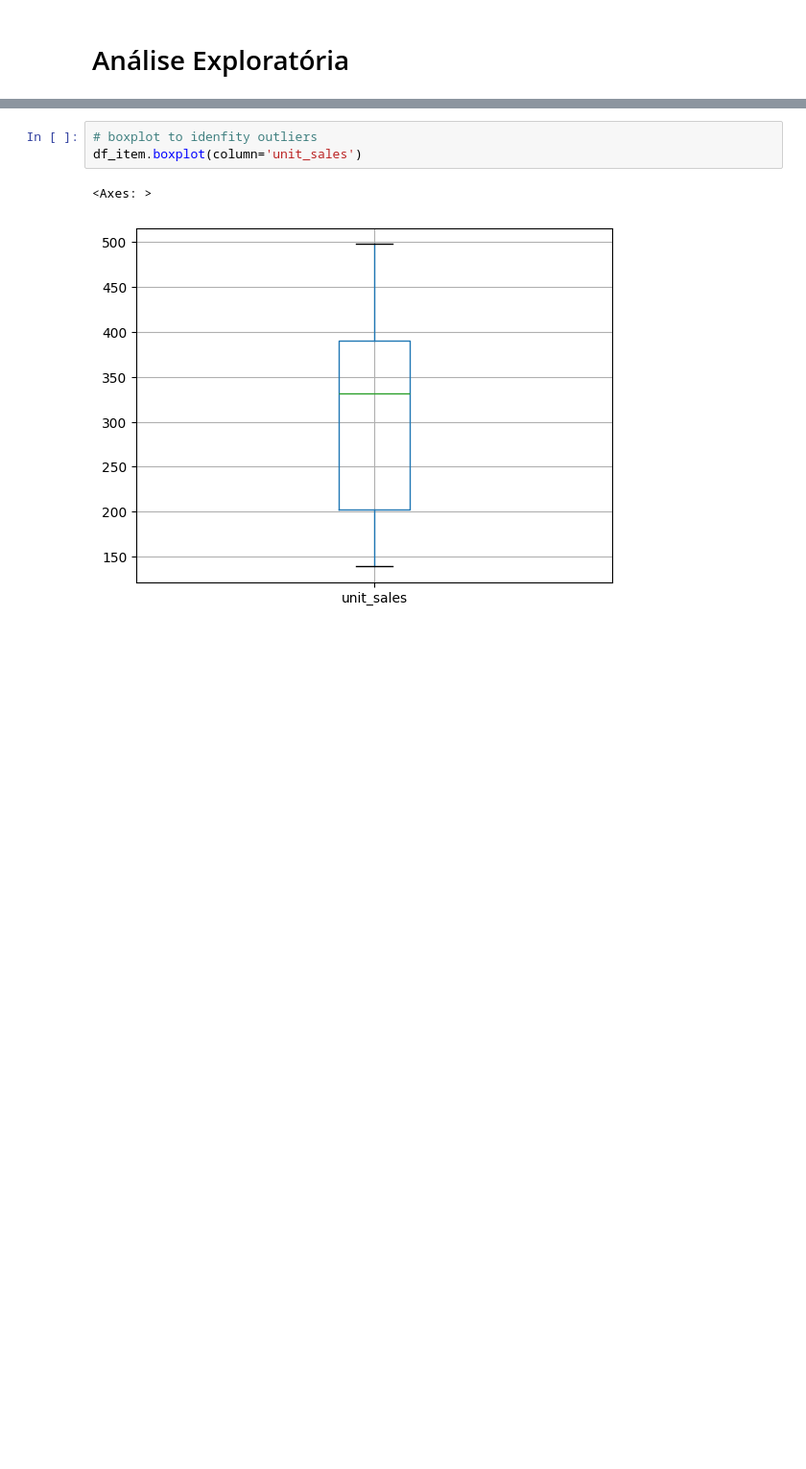
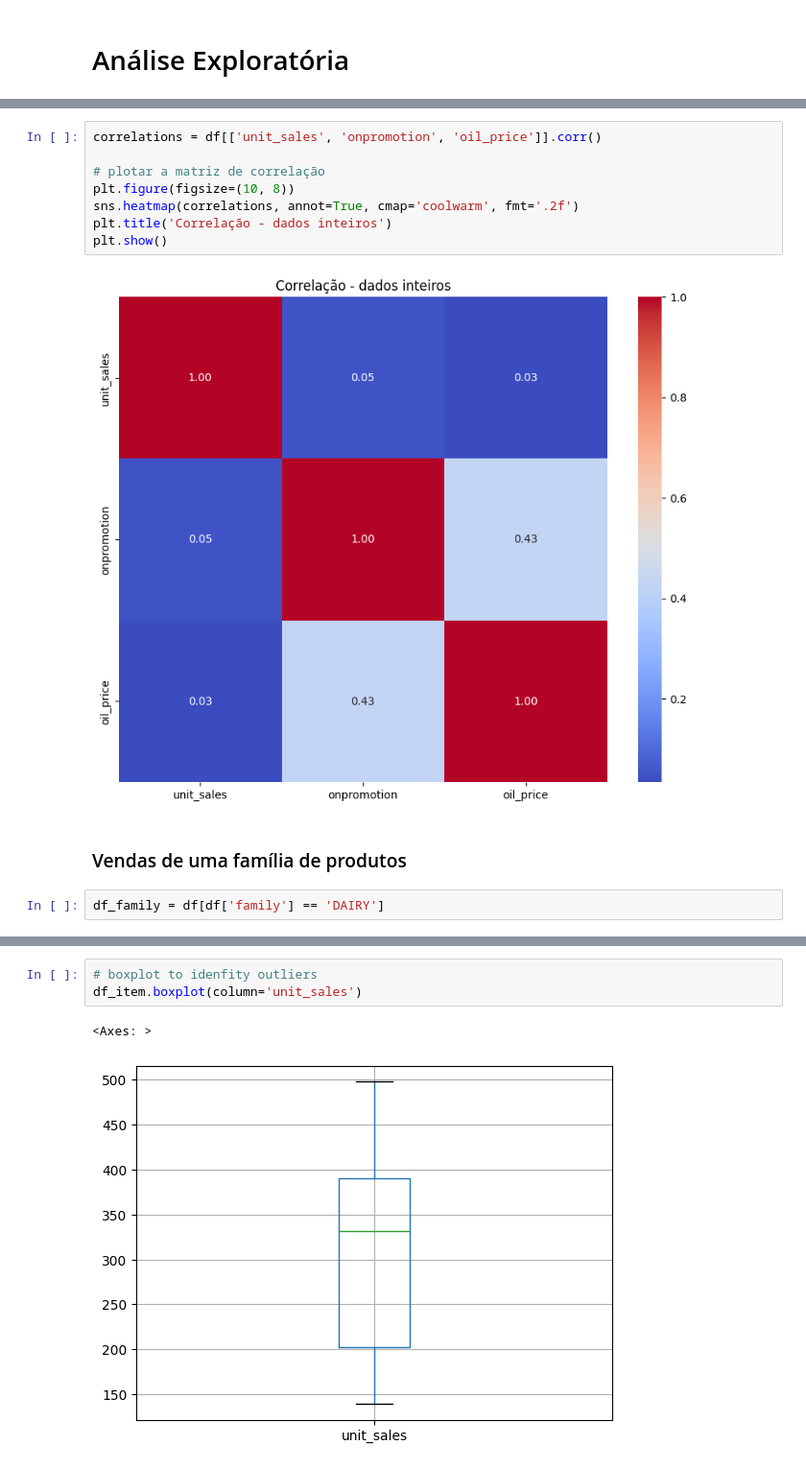
Before and after one commit to erlonL/series-temporais, a Jupyter notebook: seminario1.ipynb, the cells around one changed output, grey strips where cells are left out. Shown at 96% size. Cells and saved outputs as stored; diff of their text form; blank space fills up the shorter version.

```diff
--- a/seminario1.ipynb
+++ b/seminario1.ipynb
@@ -150,0 +165,14 @@ A série temporal é estacionária após a diferenciação
+# %%
+correlations = df[['unit_sales', 'onpromotion', 'oil_price']].corr()
+
+# plotar a matriz de correlação
+plt.figure(figsize=(10, 8))
+sns.heatmap(correlations, annot=True, cmap='coolwarm', fmt='.2f')
+plt.title('Correlação - dados inteiros')
+plt.show()
+# %% [output]
+[figure, added]
+# %% [markdown]
+### Vendas de uma família de produtos
+# %%
+df_family = df[df['family'] == 'DAIRY']
```
Also changed, not shown: parts of 25 cells of this notebook, 2 other files.
